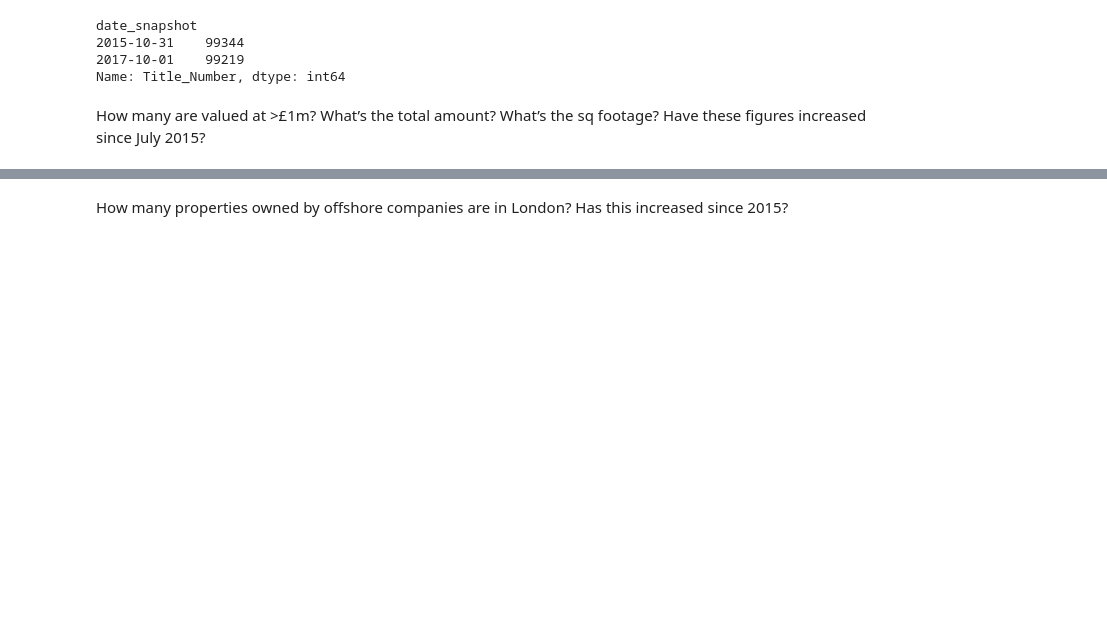
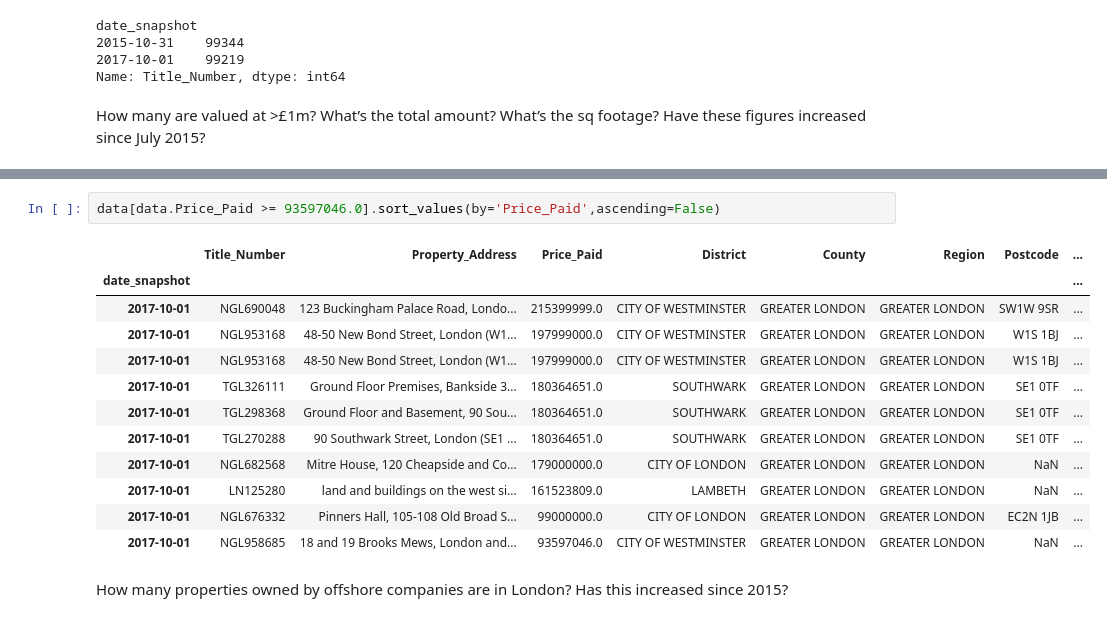
Before and after one commit to Global-Witness/overseas-companies-land-ownership-public, a Jupyter notebook: Draft Processing and Analysis.ipynb, the cells around one changed output, grey strips where cells are left out. Cells and saved outputs as stored; diff of their text form; blank space fills up the shorter version.

```diff
--- a/Draft Processing and Analysis.ipynb
+++ b/Draft Processing and Analysis.ipynb
@@ -116,3 +161,18 @@ How many are valued at >£1m? What’s the total amount? What’s the sq footage
+# %%
+data[data.Price_Paid >= 93597046.0].sort_values(by='Price_Paid',ascending=False)
+# %% [output]
+|  | Title_Number | Property_Address | Price_Paid | District | County | Region | Postcode | ... |
+| date_snapshot |  |  |  |  |  |  |  | ... |
+| 2017-10-01 | NGL690048 | 123 Buckingham Palace Road, Londo... | 215399999.0 | CITY OF WESTMINSTER | GREATER LONDON | GREATER LONDON | SW1W 9SR | ... |
+| 2017-10-01 | NGL953168 | 48-50 New Bond Street, London (W1... | 197999000.0 | CITY OF WESTMINSTER | GREATER LONDON | GREATER LONDON | W1S 1BJ | ... |
+| 2017-10-01 | NGL953168 | 48-50 New Bond Street, London (W1... | 197999000.0 | CITY OF WESTMINSTER | GREATER LONDON | GREATER LONDON | W1S 1BJ | ... |
+| 2017-10-01 | TGL326111 | Ground Floor Premises, Bankside 3... | 180364651.0 | SOUTHWARK | GREATER LONDON | GREATER LONDON | SE1 0TF | ... |
+| 2017-10-01 | TGL298368 | Ground Floor and Basement, 90 Sou... | 180364651.0 | SOUTHWARK | GREATER LONDON | GREATER LONDON | SE1 0TF | ... |
+| 2017-10-01 | TGL270288 | 90 Southwark Street, London (SE1 ... | 180364651.0 | SOUTHWARK | GREATER LONDON | GREATER LONDON | SE1 0TF | ... |
+| 2017-10-01 | NGL682568 | Mitre House, 120 Cheapside and Co... | 179000000.0 | CITY OF LONDON | GREATER LONDON | GREATER LONDON | NaN | ... |
+| 2017-10-01 | LN125280 | land and buildings on the west si... | 161523809.0 | LAMBETH | GREATER LONDON | GREATER LONDON | NaN | ... |
+| 2017-10-01 | NGL676332 | Pinners Hall, 105-108 Old Broad S... | 99000000.0 | CITY OF LONDON | GREATER LONDON | GREATER LONDON | EC2N 1JB | ... |
+| 2017-10-01 | NGL958685 | 18 and 19 Brooks Mews, London and... | 93597046.0 | CITY OF WESTMINSTER | GREATER LONDON | GREATER LONDON | NaN | ... |
 # %% [markdown]
 How many properties owned by offshore companies are in London? Has this increased since 2015?
 # %%
```
Also changed, not shown: parts of 8 cells of this notebook.
